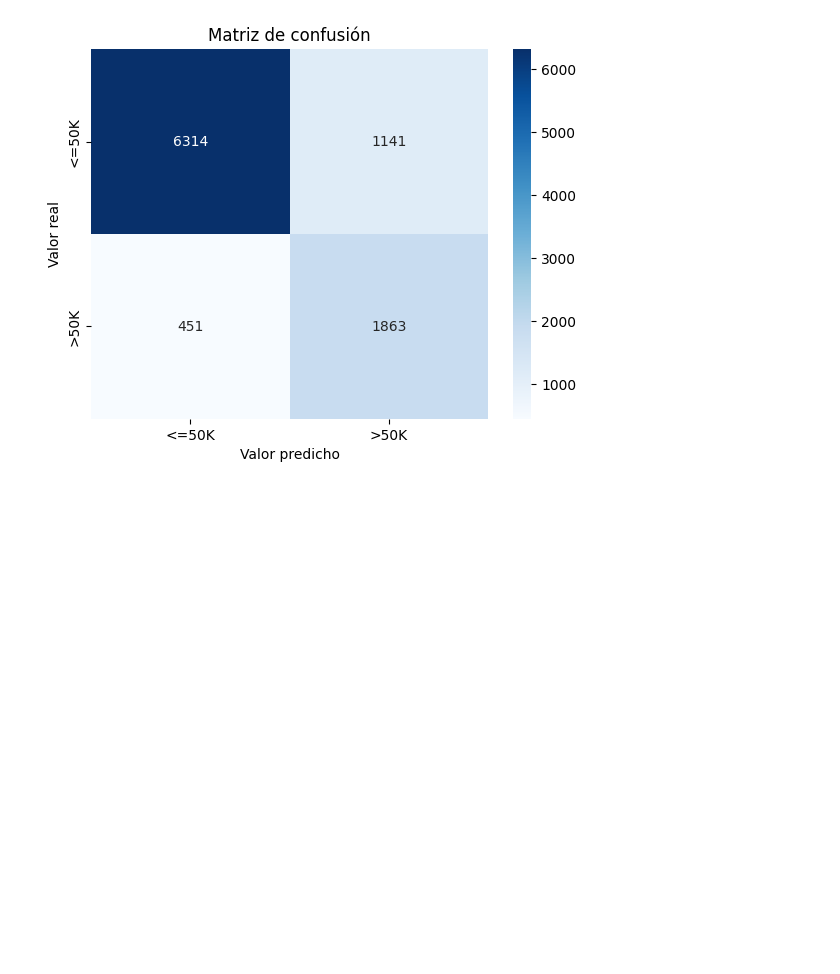
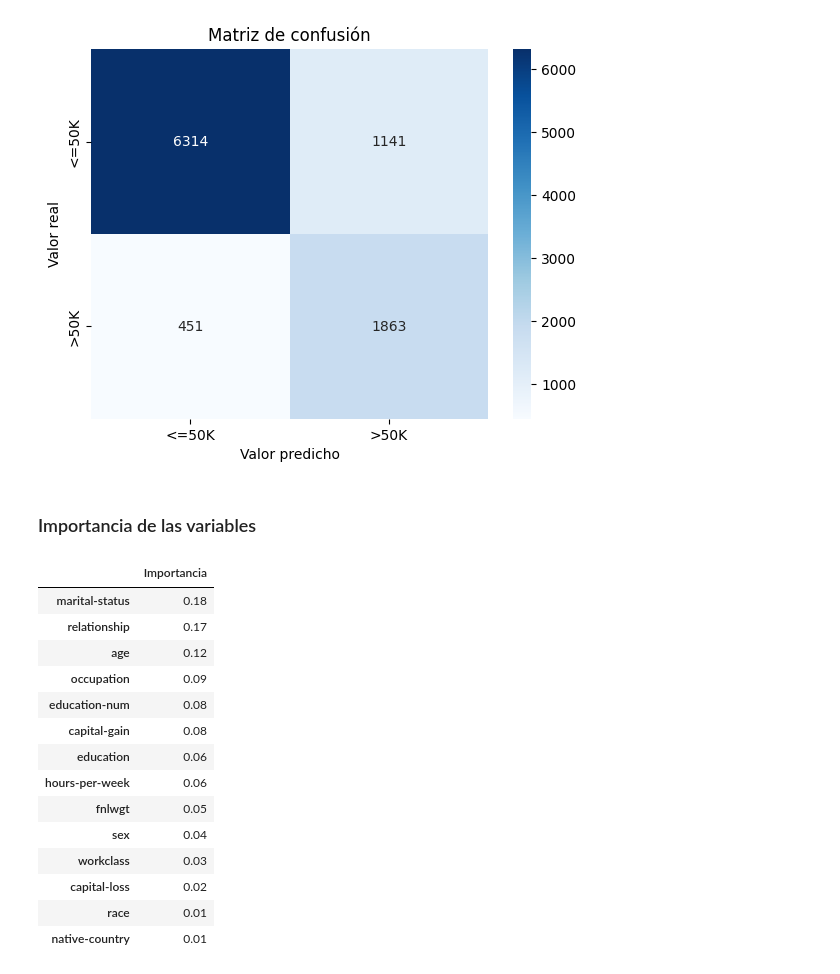
Before and after one commit to alexanderarm10/RandomForest_-_DecisionTree, a Jupyter notebook: Clasificación_de_ingresos/Notebooks/02_modelo_2_ingresos.ipynb, the cells around one changed output. Saved outputs shown, nothing was run; the diff lists cells and outputs as text; code cells hidden in the pictures; blank space fills up the shorter version.

```diff
--- a/Clasificación_de_ingresos/Notebooks/02_modelo_2_ingresos.ipynb
+++ b/Clasificación_de_ingresos/Notebooks/02_modelo_2_ingresos.ipynb
@@ -27,8 +27,8 @@ df_ingresos_m1.head()
 | 4 | 28 | Private | 338409 | Bachelors | 13 | Married-civ-spouse | Prof-specialty | Wife | ... |
 # %%
 # División de datos
-X = df_ingresos_m1.drop(columns=['income'])
-y = df_ingresos_m1.income
+X = df_ingresos_m2.drop(columns=['income'])
+y = df_ingresos_m2.income
 
 X_train, X_test, y_train, y_test = train_test_split(X, y, test_size=0.3, random_state=42)
 # %% [markdown]
@@ -110,3 +111,59 @@ plt.title("Matriz de confusión")
 plt.show();
 # %% [output]
 [figure]
+# %% [markdown]
+### Importancia de las variables
+# %%
+# Se calculan las importancias
+importancias = pipeline.named_steps['modelo'].feature_importances_
+
+# Se toman los nombres de las variables
+nombres_onehot = pipeline.named_steps['preprocesamiento'].named_transformers_['onehot']
+nombres_onehot = nombres_onehot.get_feature_names_out(columnas_categoricas)
+
+nombres_passthrough = [col for col in X.columns if col not in columnas_categoricas]
+
+# Se combinan los nombres de las columnas
+nombres_columnas = np.concatenate([nombres_onehot, nombres_passthrough])
+# %%
+# Se crea el df con las importancias
+df_importancias = pd.DataFrame({
+    'variable' : nombres_columnas,
+    'importancia' : importancias
+}).sort_values(by=['variable', 'importancia'], ascending=False)
+# %%
+# Crear un diccionario para agrupar importancias
+agrupadas = {}
+
+# Agrupar OneHot por variable original
+for cat in columnas_categoricas:
+    columnas_relacionadas = [col for col in nombres_columnas if col.startswith(cat + "_")]
+    importancia_total = df_importancias[df_importancias['variable'].isin(columnas_relacionadas)]['importancia'].sum()
+    agrupadas[cat] = round(importancia_total, 2)
+
+# Agregar variables numéricas (no categóricas)
+for num in nombres_passthrough:
+    importancia = df_importancias[df_importancias['variable'] == num]['importancia'].values[0]
+    agrupadas[num] = round(importancia, 2)
+
+# Convertir a DataFrame
+df_agrupadas = pd.DataFrame.from_dict(agrupadas, orient='index', columns=['Importancia']) \
+                           .sort_values(by='Importancia', ascending=False)
+# %%
+df_agrupadas
+# %% [output]
+|  | Importancia |
+| marital-status | 0.18 |
+| relationship | 0.17 |
+| age | 0.12 |
+| occupation | 0.09 |
+| education-num | 0.08 |
+| capital-gain | 0.08 |
+| education | 0.06 |
+| hours-per-week | 0.06 |
+| fnlwgt | 0.05 |
+| sex | 0.04 |
+| workclass | 0.03 |
+| capital-loss | 0.02 |
+| race | 0.01 |
+| native-country | 0.01 |
```
Also changed, not shown: parts of 3 cells of this notebook, 7 other files.
